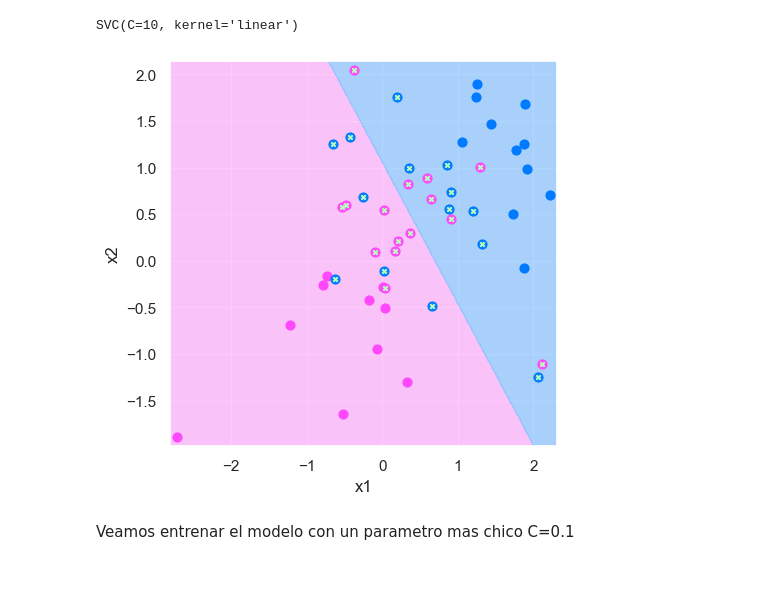
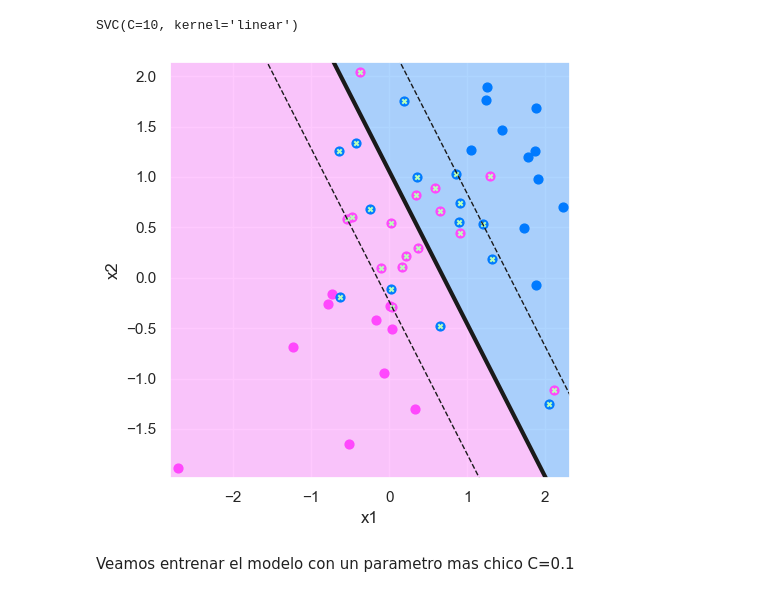
Before and after one commit to jcruz-ferreyra/aprMaqI_CEIA, a Jupyter notebook: clase5/jupyter_notebooks/svm.ipynb, the cells around one changed output. Cells and saved outputs as stored; diff of their text form; code cells hidden in the pictures.

```diff
--- a/clase5/jupyter_notebooks/svm.ipynb
+++ b/clase5/jupyter_notebooks/svm.ipynb
@@ -39,17 +39,22 @@ SVC(C=10, kernel='linear')
 # %%
 plot_boundary(X, y, svm_linear,
               step_x=(0.01, 0.01),
               max_x=(0.1, 0.1),
               min_x=(-0.1, -0.1),
               colormap_frontier=('#ffb7fe', '#93c7ff'),
               colormap_points=('#ff48fd', '#007aff'),
               figsize=(5, 5),
               legend=False,
               point_size=40)
 # Grafiquemos los vectores de soporte
 plt.scatter(svm_linear.support_vectors_[:,0], svm_linear.support_vectors_[:,1], marker="x", color="#b8ffb7", s=10);
+
+# Graficamos los bordes de decision
+plot_svm_margins(X, svm_linear)
+
+plt.tight_layout();
 # %% [output]
-[figure, old version]
+[figure, new version]
 # %% [markdown]
 Veamos entrenar el modelo con un parametro mas chico C=0.1
 # %%
```
Also changed, not shown: parts of 19 cells of this notebook, 4 other files.
